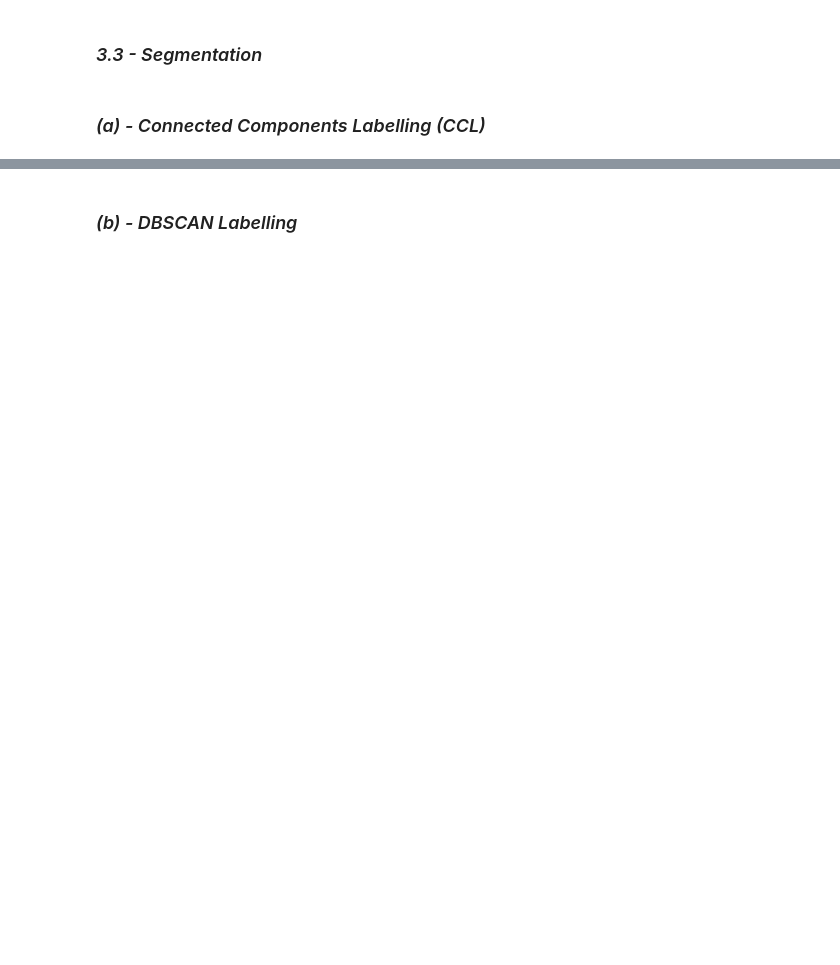
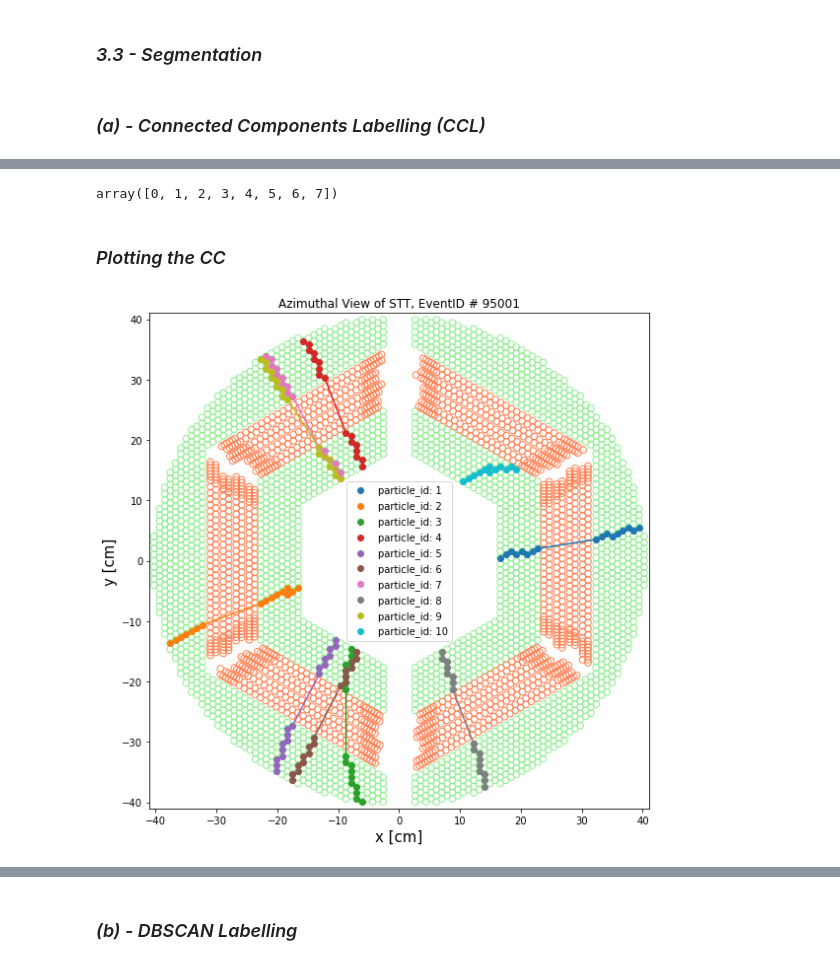
Before and after one commit to ai4fair/ctstrkx, a Jupyter notebook: stt3_seg.ipynb, the cells around one changed output, grey strips where cells are left out. Drawn from its saved outputs; the diff is of its cells as text; code cells hidden in the pictures; blank space fills up the shorter version.

Commit message:
stt3_seg: Plotting the with CCL, DBSCAN

```diff
--- a/stt3_seg.ipynb
+++ b/stt3_seg.ipynb
@@ -168,0 +158,7 @@ array([  0,  10,  25,  33,  46,  53,  65,  74,  91, 100, 107, 117, 126,
+# %%
+# unique tracks (CC)
+np.unique(labeled_graph.labels)
+# %% [output]
+array([0, 1, 2, 3, 4, 5, 6, 7])
+# %% [markdown]
+### _Plotting the CC_
@@ -168,0 +168,26 @@ array([  0,  10,  25,  33,  46,  53,  65,  74,  91, 100, 107, 117, 126,
+# %%
+# event id from the file itself
+e_id = int(labeled_graph.event_file[-10:])
+
+# pids for true_track, unique labels for reco_tracks
+true_track, reco_track = labeled_graph, labeled_graph
+# %%
+r, phi, ir = labeled_graph.x.T
+ir = ir.detach().numpy()*100
+x, y = polar_to_cartesian(r.detach().numpy(), phi.detach().numpy())
+# %%
+# plot true event
+fig, ax = detector_layout(figsize=(8,8))
+p_ids = np.unique(true_track.pid)
+
+for pid in p_ids:
+    idx = true_track.pid == pid
+    ax.plot(x[idx], y[idx], '-', linewidth=1.5)
+    ax.scatter(x[idx], y[idx], label='particle_id: {}'.format(int(pid)))
+
+ax.set_title('Azimuthal View of STT, EventID # {}'.format(e_id))
+ax.legend(fontsize=10, loc='best')
+fig.tight_layout()
+# fig.savefig("true_track.png")
+# %% [output]
+[figure, added]
```
Also changed, not shown: parts of 60 cells of this notebook.
